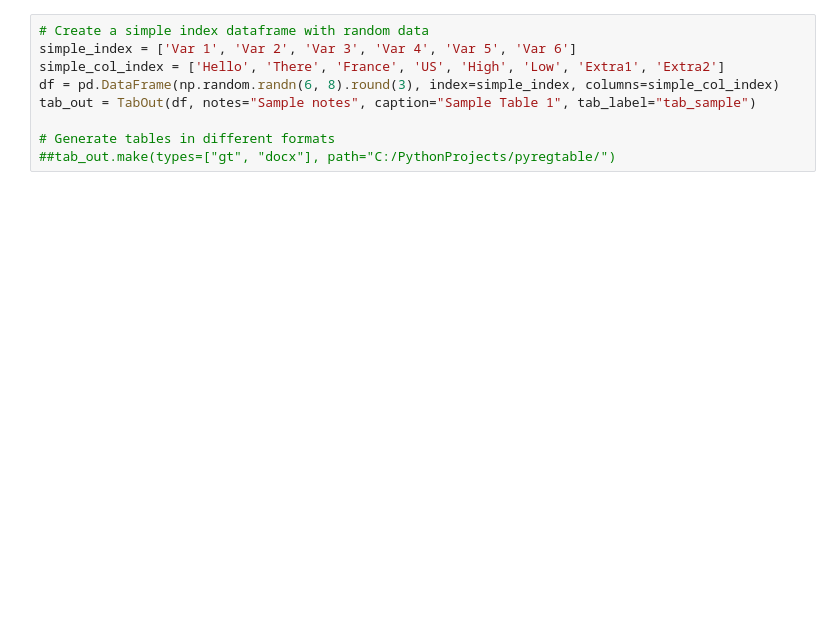
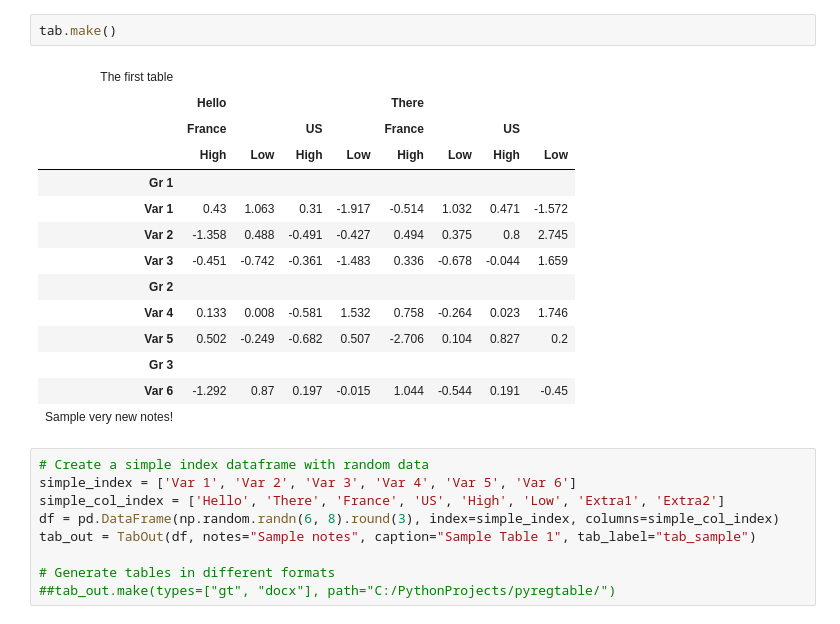
Before and after one commit to dsliwka/maketables, a Jupyter notebook: testWordtable.ipynb, the cells around one changed output. Saved outputs shown, nothing was run; the diff lists cells and outputs as text; blank space fills up the shorter version.

```diff
--- a/testWordtable.ipynb
+++ b/testWordtable.ipynb
@@ -37,3 +40,20 @@ tab.update_docx(file_name="C:/PythonProjects/tabout/PaperTest.docx", tab_num=1,
+# %%
+tab.make()
+# %% [output]
+| The first table |  |  |  |  |  |  |  |  |
+|  | Hello |  |  |  | There |  |  |  |
+|  | France |  | US |  | France |  | US |  |
+|  | High | Low | High | Low | High | Low | High | Low |
+| Gr 1 |  |  |  |  |  |  |  |  |
+| Var 1 | 0.43 | 1.063 | 0.31 | -1.917 | -0.514 | 1.032 | 0.471 | -1.572 |
+| Var 2 | -1.358 | 0.488 | -0.491 | -0.427 | 0.494 | 0.375 | 0.8 | 2.745 |
+| Var 3 | -0.451 | -0.742 | -0.361 | -1.483 | 0.336 | -0.678 | -0.044 | 1.659 |
+| Gr 2 |  |  |  |  |  |  |  |  |
+| Var 4 | 0.133 | 0.008 | -0.581 | 1.532 | 0.758 | -0.264 | 0.023 | 1.746 |
+| Var 5 | 0.502 | -0.249 | -0.682 | 0.507 | -2.706 | 0.104 | 0.827 | 0.2 |
+| Gr 3 |  |  |  |  |  |  |  |  |
+| Var 6 | -1.292 | 0.87 | 0.197 | -0.015 | 1.044 | -0.544 | 0.191 | -0.45 |
+| Sample very new notes! |  |  |  |  |  |  |  |  |
 # %%
 # Create a simple index dataframe with random data
 simple_index = ['Var 1', 'Var 2', 'Var 3', 'Var 4', 'Var 5', 'Var 6']
```
Also changed, not shown: parts of 1 cell of this notebook, 4 other files.
